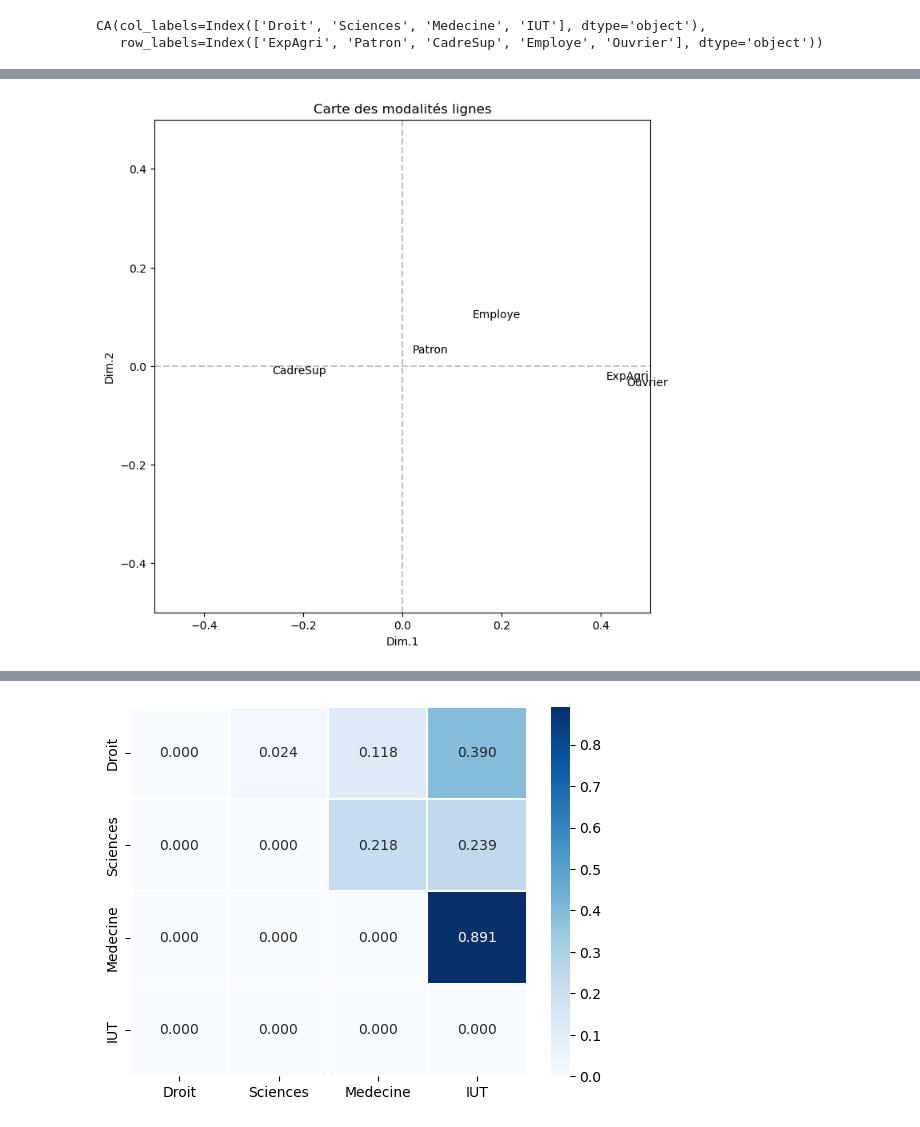
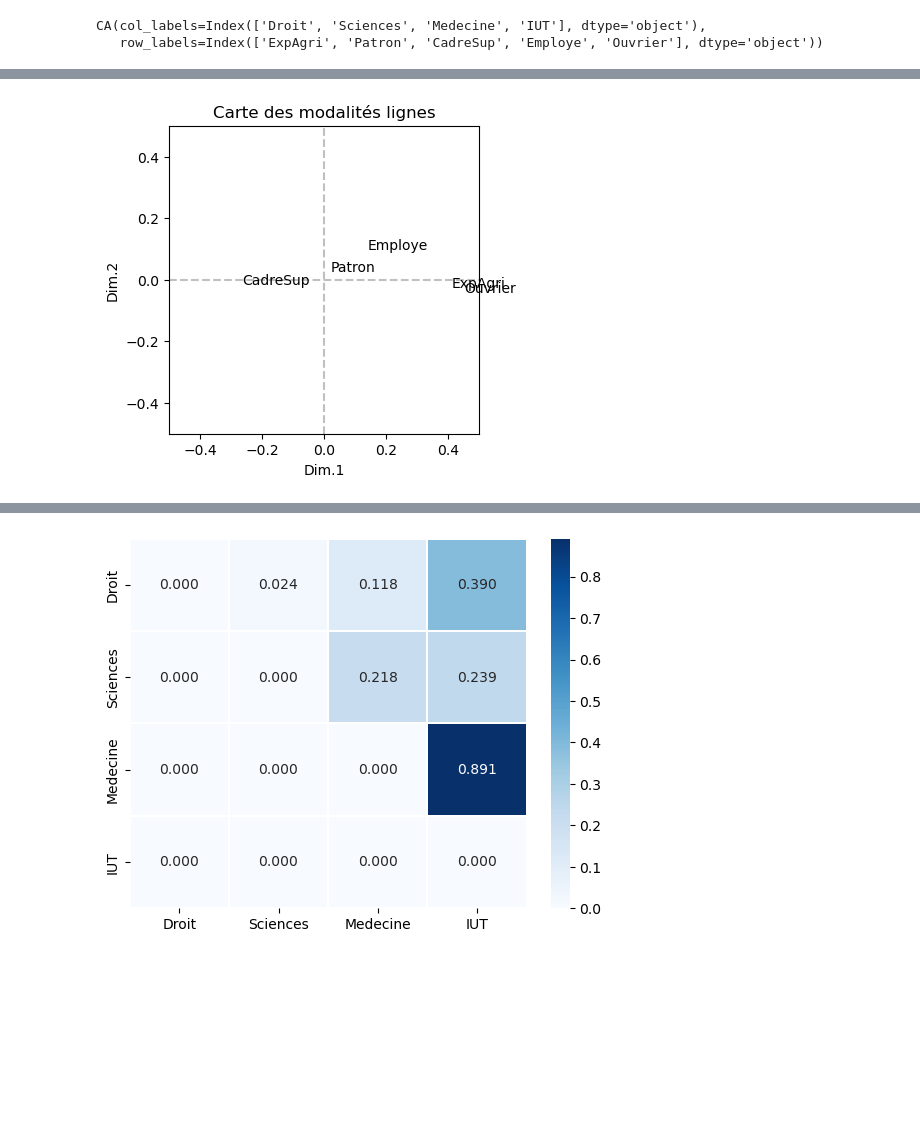
Before and after one commit to Sciences-historiques-numeriques/histoire_numerique_methodes, a Jupyter notebook: statistiques_descriptives/analyse_factorielle_correspondances_manuels.ipynb, the cells around one changed output, grey strips where cells are left out. Cells and saved outputs as stored; diff of their text form; code cells hidden in the pictures; blank space fills up the shorter version.

```diff
--- a/statistiques_descriptives/analyse_factorielle_correspondances_manuels.ipynb
+++ b/statistiques_descriptives/analyse_factorielle_correspondances_manuels.ipynb
@@ -95,14 +149,15 @@ plt.show()
 # %%
-#affichage dans le premier plan factoriel
-fig, ax = plt.subplots(figsize=(8,8))
+### Affichage des modalités lignes, axes 1 et 2
+# dans le premier plan factoriel
+fig, ax = plt.subplots(figsize=(4,4))
 ax.axis([-0.5,+0.5,-0.5,+0.5])
 ax.plot([-0.5,+0.5],[0,0],color='silver',linestyle='--')
 ax.plot([0,0],[-0.5,+0.5],color='silver',linestyle='--')
 ax.set_xlabel("Dim.1")
 ax.set_ylabel("Dim.2")
 plt.title("Carte des modalités lignes")
 for i in range(D.shape[0]):
     ax.text(afc.row_coord_[i,0],afc.row_coord_[i,1],D.index[i])
 plt.show()
 # %% [output]
-[figure, old version]
+[figure, new version]
```
Also changed, not shown: parts of 78 cells of this notebook, 2 other files.
